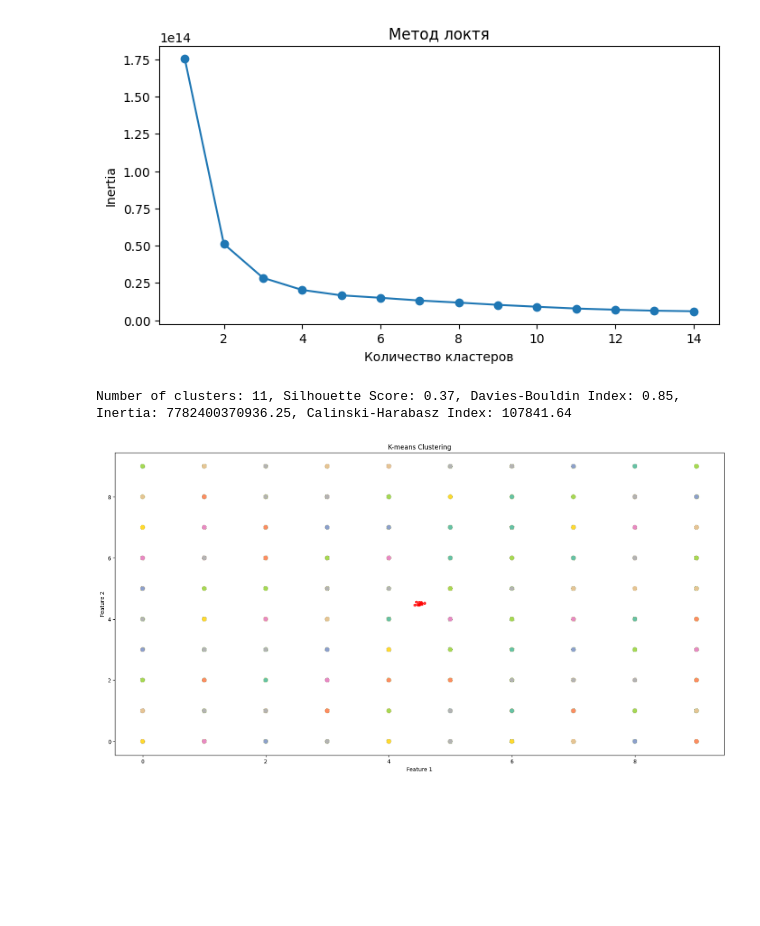
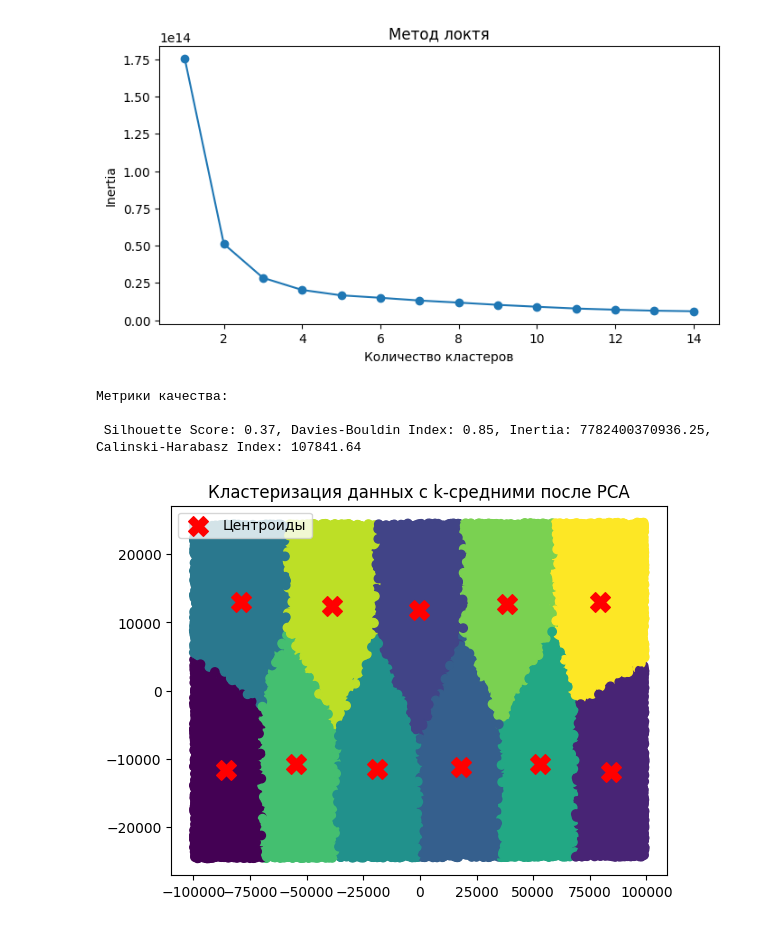
Before and after one commit to Olya-Skr/Belhard_courses, a Jupyter notebook: homework/hw6/dz6.ipynb, the cells around one changed output. Saved outputs shown, nothing was run; the diff lists cells and outputs as text; code cells hidden in the pictures; blank space fills up the shorter version.

```diff
--- a/homework/hw6/dz6.ipynb
+++ b/homework/hw6/dz6.ipynb
@@ -162,27 +165,34 @@ plt.show()
 # %% [output]
 [figure]
 # %%
+# Инициализируем модель KMeans с 11 кластерами
 kmeans = KMeans(n_clusters=11, random_state=42)
 y_kmeans = kmeans.fit_predict(new_df)
 
  # Оценка метрик
 silhouette_avg = silhouette_score(new_df, y_kmeans)
 davies_bouldin = davies_bouldin_score(new_df, y_kmeans)
 inertia = kmeans.inertia_
 calinski_harabasz = calinski_harabasz_score(new_df, y_kmeans)
+print('Метрики качества:\n')
+print(f" Silhouette Score: {silhouette_avg:.2f}, Davies-Bouldin Index: {davies_bouldin:.2f}, Inertia: {inertia:.2f}, Calinski-Harabasz Index: {calinski_harabasz:.2f}")
+print('\n')
 
-print(f"Number of clusters: {n_clusters}, Silhouette Score: {silhouette_avg:.2f}, Davies-Bouldin Index: {davies_bouldin:.2f}, Inertia: {inertia:.2f}, Calinski-Harabasz Index: {calinski_harabasz:.2f}")
+# Снижение размерности с использованием PCA для визуализации
+pca = PCA(n_components=2)
+X_pca = pca.fit_transform(new_df)
+
+# Преобразование центров кластеров с использованием PCA
+centroids_pca = pca.transform(kmeans.cluster_centers_)
+
+# Визуализация кластеров после снижения размерности
+plt.scatter(X_pca[:, 0], X_pca[:, 1], c=y_kmeans, cmap='viridis')
+plt.scatter(centroids_pca[:, 0], centroids_pca[:, 1], s=200, c='red', label='Центроиды', marker='X')
+plt.title('Кластеризация данных с k-средними после PCA')
+plt.legend()
+plt.show()
 # %% [output]
-Number of clusters: 11, Silhouette Score: 0.37, Davies-Bouldin Index: 0.85, Inertia: 7782400370936.25, Calinski-Harabasz Index: 107841.64
+Метрики качества:
+
+ Silhouette Score: 0.37, Davies-Bouldin Index: 0.85, Inertia: 7782400370936.25, Calinski-Harabasz Index: 107841.64
+[figure, added]
-# %%
-# Визуализируем результаты
-plt.figure(figsize=(20,10))
-plt.scatter(new_df.iloc[:, 4], new_df.iloc[:, 5], c=y_kmeans, s=50, cmap='Set2')
-centers = kmeans.cluster_centers_
-plt.scatter(centers[:, 4], centers[:, 5], c='red', s=20, alpha=0.75)
-plt.title("K-means Clustering")
-plt.xlabel("Feature 1")
-plt.ylabel("Feature 2")
-plt.show()
-# %% [output]
-[figure, removed]
```
Also changed, not shown: parts of 19 cells of this notebook, 1 other file.
